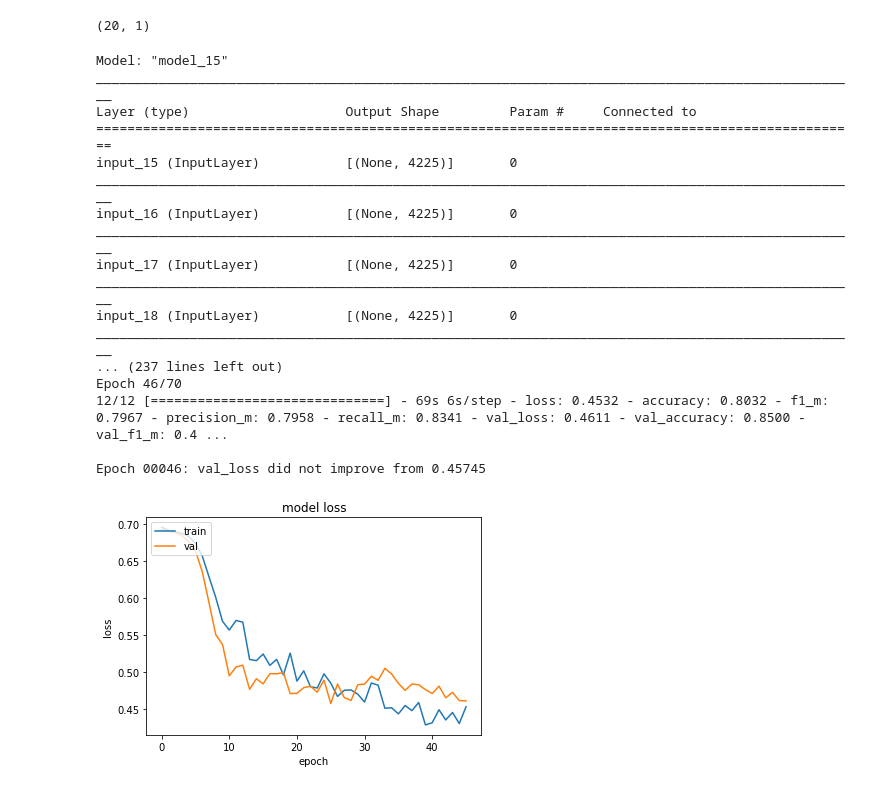
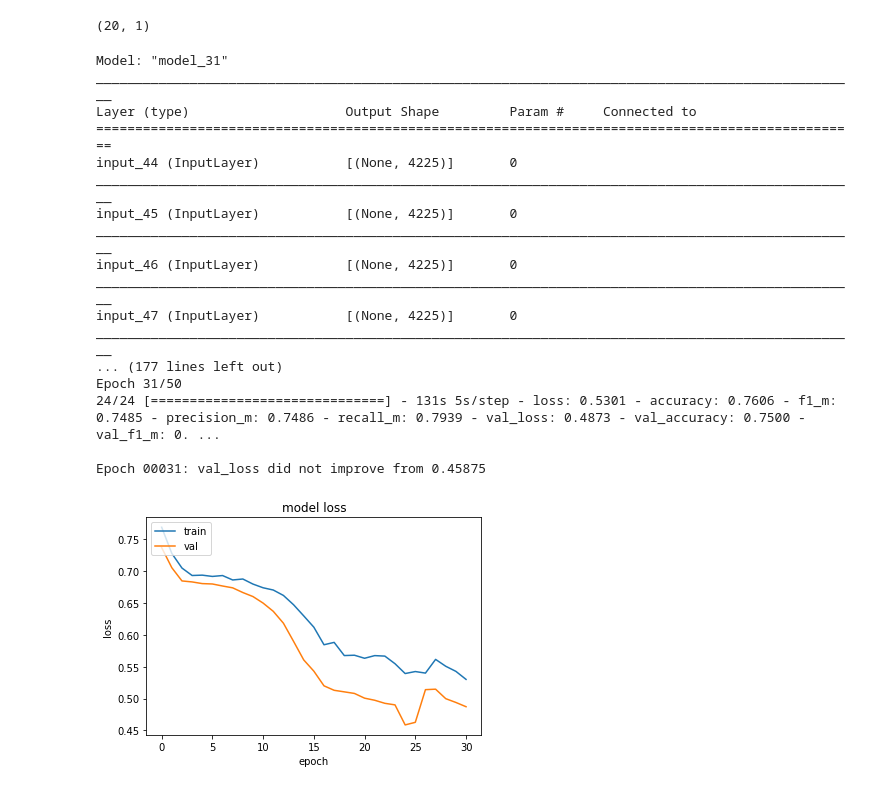
Before and after one commit to mertege/FMCW-Data-Classification-, a Jupyter notebook: FMCW_LSTM.ipynb, the cells around one changed output. Saved outputs shown, nothing was run; the diff lists cells and outputs as text; code cells hidden in the pictures.

```diff
--- a/FMCW_LSTM.ipynb
+++ b/FMCW_LSTM.ipynb
@@ -604,7 +650,7 @@ def create_base_network15(input_shape):
 def decoder(input_shape):
     input = Input(shape=input_shape)
     x = (Dropout(0.2))(input)
-    x = Dense(32, activation="sigmoid")(x)        # --  kernel_regularizer='l2'
+    x = Dense(8, activation="sigmoid")(x)        # --  kernel_regularizer='l2'
 
     out = Dense(1, activation="sigmoid")(x)
     return Model(input, out)
@@ -674,7 +720,7 @@ model = Model(inputs=[input_1, input_2,input_3, input_4, input_6,input_7, input_
 
 model.compile(loss='binary_crossentropy', optimizer='adam', metrics=['accuracy',f1_m,precision_m, recall_m])
 model.summary()
-earlyStopping = EarlyStopping(monitor='val_loss', patience=20, verbose=0,restore_best_weights=True, mode='min')
+earlyStopping = EarlyStopping(monitor='val_loss', patience=6, verbose=0,restore_best_weights=True, mode='min')
 
 filepath_checkpoint = "mymodel"
 model_checkpoint_callback =  keras.callbacks.ModelCheckpoint(
@@ -685,45 +731,45 @@ model_checkpoint_callback =  keras.callbacks.ModelCheckpoint(
         # The saved model name will include the current epoch.
         filepath= filepath_checkpoint,
         save_weights_only=True,
         mode="min",
         save_best_only=True,  # Only save a model if `val_loss` has improved.
         monitor="val_loss",
         verbose=1,
     )
 
 history = model.fit((X_train1_reshaped ,X_train2_reshaped ,X_train3_reshaped ,X_train4_reshaped  ,X_train6_reshaped,X_train7_reshaped ,X_train8_reshaped ,
                 X_train9_reshaped ,X_train10_reshaped,X_train11_reshaped,X_train12_reshaped,X_train13_reshaped,X_train14_reshaped,X_train15_reshaped), (y_train),
-                epochs=70,
-                batch_size=16,
+                epochs=50,
+                batch_size=8,
                 callbacks=[earlyStopping, model_checkpoint_callback],
                 validation_data=((X_val1_reshaped ,X_val2_reshaped,X_val3_reshaped ,X_val4_reshaped,X_val6_reshaped,X_val7_reshaped ,X_val8_reshaped,X_val9_reshaped ,
                 X_val10_reshaped,X_val11_reshaped ,X_val12_reshaped,X_val13_reshaped ,X_val14_reshaped,X_val15_reshaped), (y_val)))
 plt.plot(history.history['loss'])
 plt.plot(history.history['val_loss'])
 plt.title('model loss')
 plt.ylabel('loss')
 plt.xlabel('epoch')
 plt.legend(['train', 'val'], loc='upper left')
 plt.show()
 # %% [output]
-Model: "model_15"
+Model: "model_31"
 __________________________________________________________________________________________________
 Layer (type)                    Output Shape         Param #     Connected to
 ==================================================================================================
-input_15 (InputLayer)           [(None, 4225)]       0
+input_44 (InputLayer)           [(None, 4225)]       0
 __________________________________________________________________________________________________
-input_16 (InputLayer)           [(None, 4225)]       0
+input_45 (InputLayer)           [(None, 4225)]       0
 __________________________________________________________________________________________________
-input_17 (InputLayer)           [(None, 4225)]       0
+input_46 (InputLayer)           [(None, 4225)]       0
 __________________________________________________________________________________________________
-input_18 (InputLayer)           [(None, 4225)]       0
+input_47 (InputLayer)           [(None, 4225)]       0
 __________________________________________________________________________________________________
-... (237 lines left out)
-Epoch 46/70
-12/12 [==============================] - 69s 6s/step - loss: 0.4532 - accuracy: 0.8032 - f1_m: 0.7967 - precision_m: 0.7958 - recall_m: 0.8341 - val_loss: 0.4611 - val_accuracy: 0.8500 - val_f1_m: 0.4 ...
+... (177 lines left out)
+Epoch 31/50
+24/24 [==============================] - 131s 5s/step - loss: 0.5301 - accuracy: 0.7606 - f1_m: 0.7485 - precision_m: 0.7486 - recall_m: 0.7939 - val_loss: 0.4873 - val_accuracy: 0.7500 - val_f1_m: 0. ...
 
-Epoch 00046: val_loss did not improve from 0.45745
+Epoch 00031: val_loss did not improve from 0.45875
-[figure, old version]
+[figure, new version]
 # %%
 model.load_weights(filepath_checkpoint)
 loss, accuracy, f1_score, precision, recall = model.evaluate((X_test1_reshaped,X_test2_reshaped,X_test3_reshaped,X_test4_reshaped,
```
Also changed, not shown: parts of 6 cells of this notebook.
